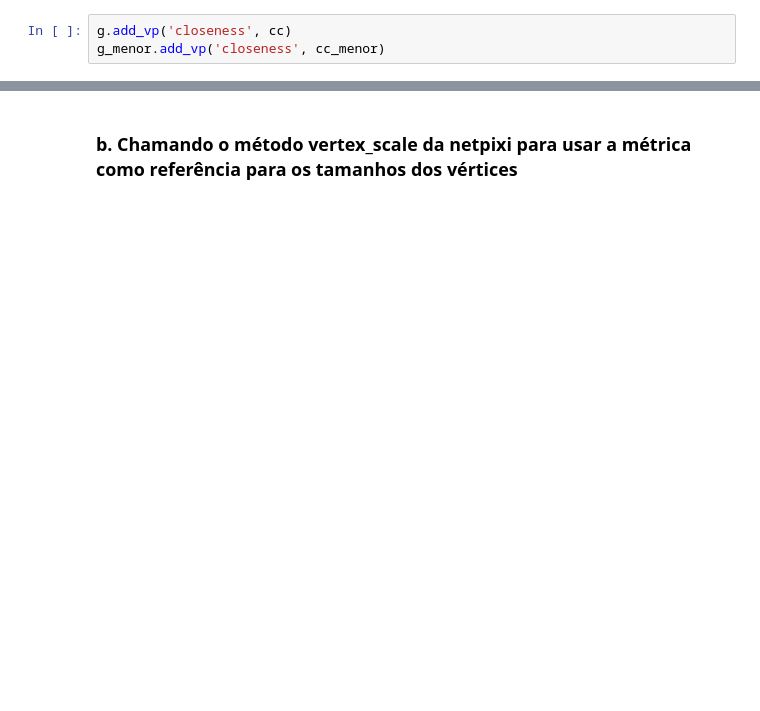
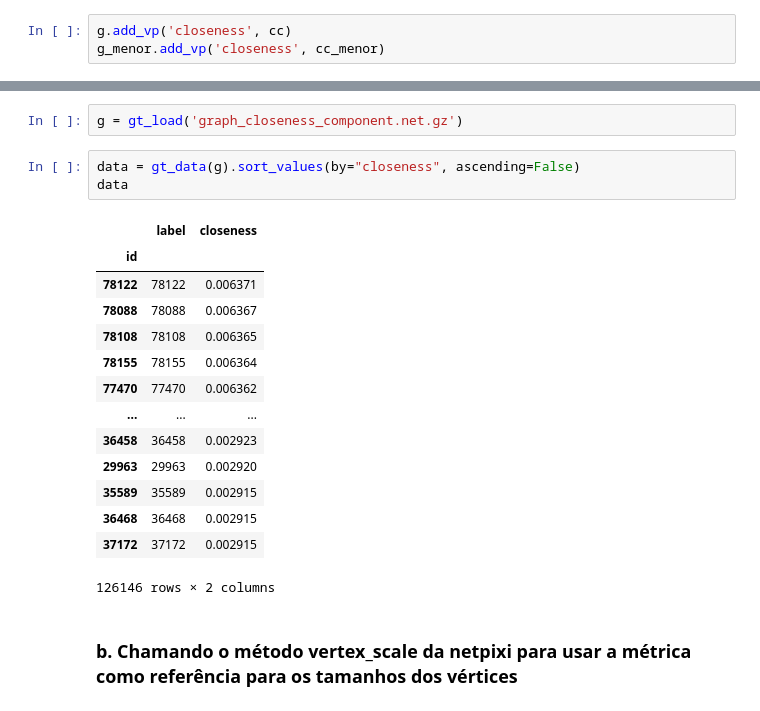
Before and after one commit to bert799/APS1-redsoc, a Jupyter notebook: APS2/APS2.ipynb, the cells around one changed output, grey strips where cells are left out. Cells and saved outputs as stored; diff of their text form; blank space fills up the shorter version.

```diff
--- a/APS2/APS2.ipynb
+++ b/APS2/APS2.ipynb
@@ -209,2 +239,22 @@ r = netpixi.render('graph_closeness_component_menor.net.gz', infinite=True)
+# %%
+g = gt_load('graph_closeness_component.net.gz')
+# %%
+data = gt_data(g).sort_values(by="closeness", ascending=False)
+data
+# %% [output]
+|  | label | closeness |
+| id |  |  |
+| 78122 | 78122 | 0.006371 |
+| 78088 | 78088 | 0.006367 |
+| 78108 | 78108 | 0.006365 |
+| 78155 | 78155 | 0.006364 |
+| 77470 | 77470 | 0.006362 |
+| ... | ... | ... |
+| 36458 | 36458 | 0.002923 |
+| 29963 | 29963 | 0.002920 |
+| 35589 | 35589 | 0.002915 |
+| 36468 | 36468 | 0.002915 |
+| 37172 | 37172 | 0.002915 |
+126146 rows × 2 columns
 # %% [markdown]
 <h3>b. Chamando o método vertex_scale da netpixi para usar a métrica como referência para os tamanhos dos vértices</h3>
```
Also changed, not shown: parts of 40 cells of this notebook.
